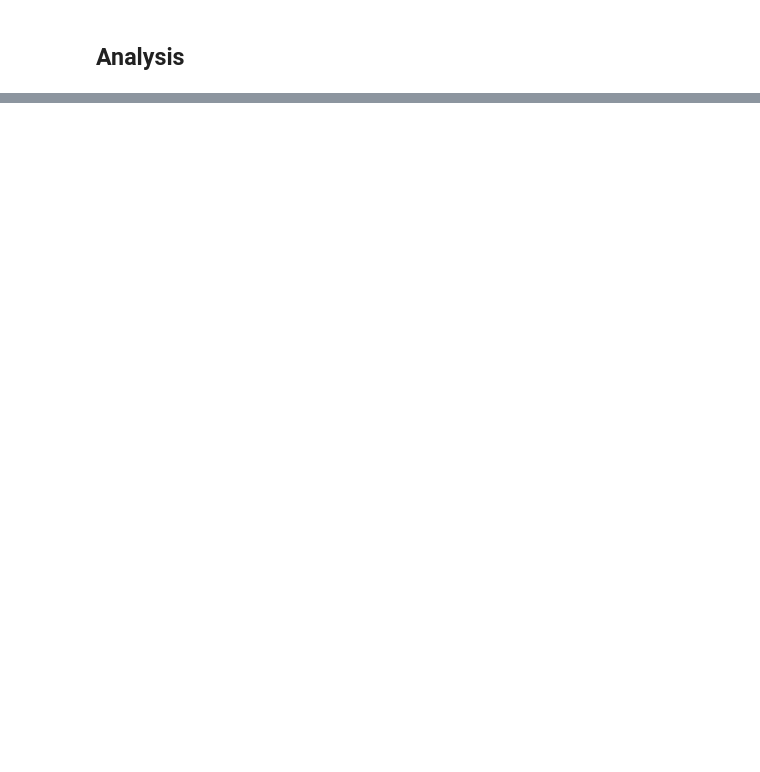
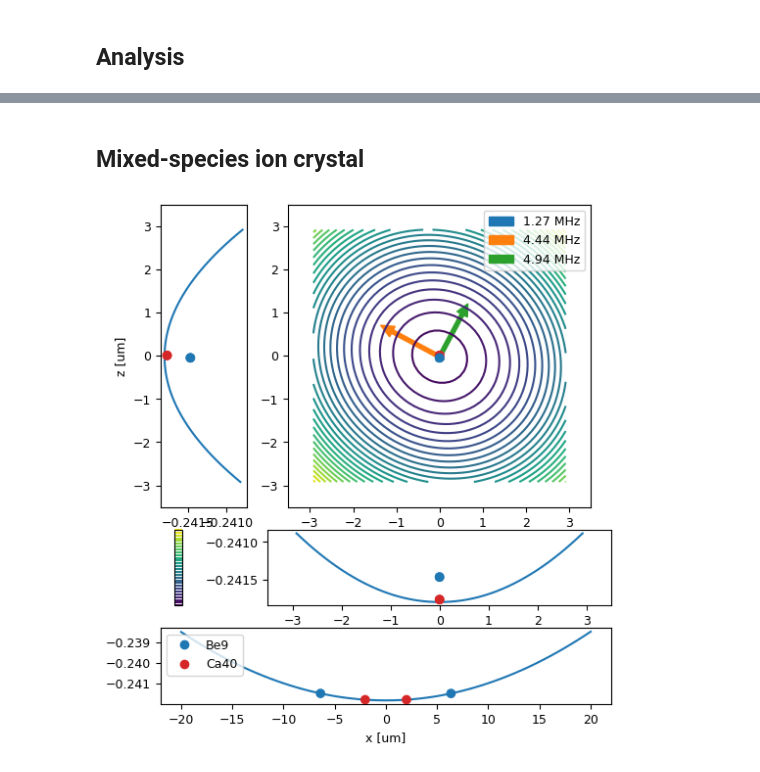
Before and after one commit to tiqi-group/pytrans-examples, a Jupyter notebook: examples/01_static_potential.ipynb, the cells around one changed output, grey strips where cells are left out. Saved outputs shown, nothing was run; the diff lists cells and outputs as text; code cells hidden in the pictures; blank space fills up the shorter version.

```diff
--- a/examples/01_static_potential.ipynb
+++ b/examples/01_static_potential.ipynb
@@ -132,0 +137,13 @@ _ = plot_voltages_on_trap(trap, waveform[0])
+# %% [markdown]
+## Mixed-species ion crystal
+# %%
+from pytrans.ions import Ca40, Be9
+
+r0 = (0, 0, trap.z0)
+roi = (20e-6, 3.5e-6, 3.5e-6)
+
+ions = [Be9, Ca40, Ca40, Be9]
+res = analyse_potential(trap, voltages=waveform[0], ions=ions, r0=r0, roi=roi, verbose=False)
+# res
+# %% [output]
+[figure, added]
```
Also changed, not shown: parts of 4 cells of this notebook, 1 other file.
